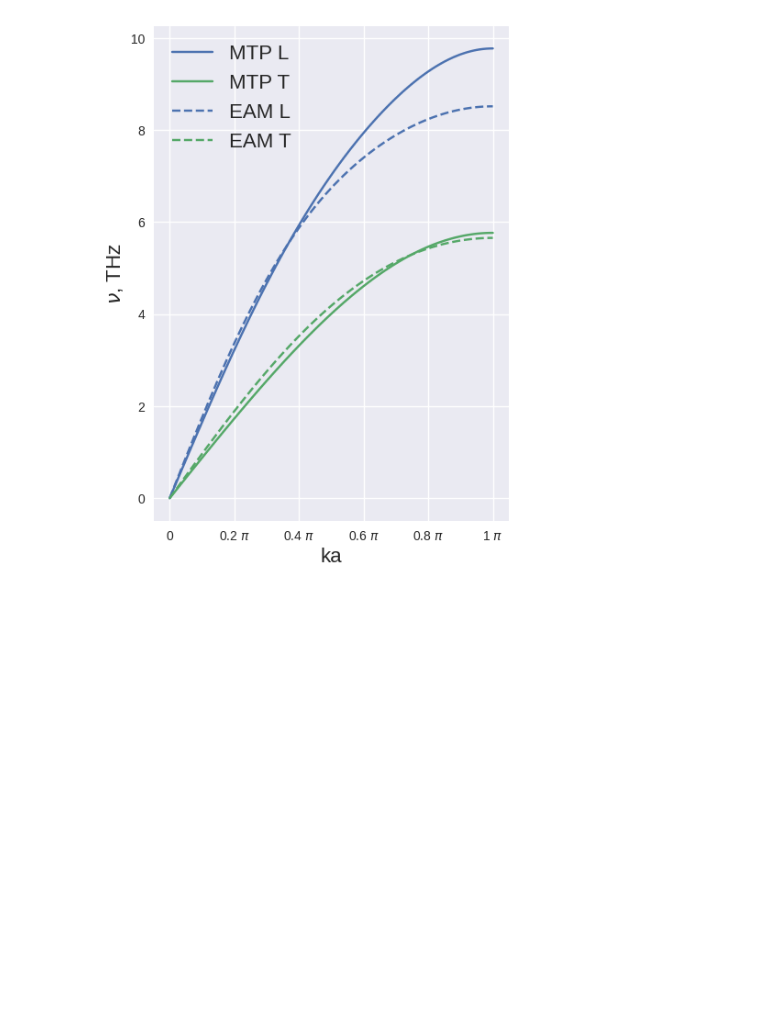
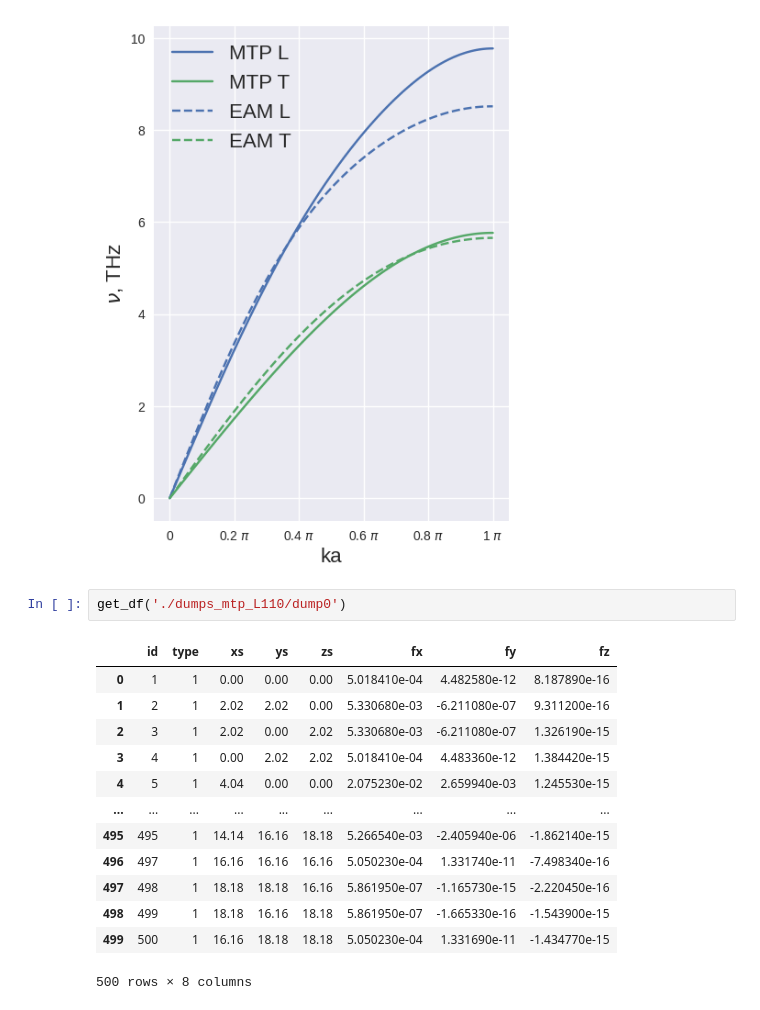
Before and after one commit to Masvelll/SolidPhys2025, a Jupyter notebook: PhononSpectre/main.ipynb, the cells around one changed output. Drawn from its saved outputs; the diff is of its cells as text; blank space fills up the shorter version.

```diff
--- a/PhononSpectre/main.ipynb
+++ b/PhononSpectre/main.ipynb
@@ -126,3 +120,19 @@ ax.xaxis.set_major_locator(MultipleLocator(base=np.pi/5))
 plt.savefig('./imgs/spectre.png')
 # %% [output]
 [figure]
+# %%
+get_df('./dumps_mtp_L110/dump0')
+# %% [output]
+|  | id | type | xs | ys | zs | fx | fy | fz |
+| 0 | 1 | 1 | 0.00 | 0.00 | 0.00 | 5.018410e-04 | 4.482580e-12 | 8.187890e-16 |
+| 1 | 2 | 1 | 2.02 | 2.02 | 0.00 | 5.330680e-03 | -6.211080e-07 | 9.311200e-16 |
+| 2 | 3 | 1 | 2.02 | 0.00 | 2.02 | 5.330680e-03 | -6.211080e-07 | 1.326190e-15 |
+| 3 | 4 | 1 | 0.00 | 2.02 | 2.02 | 5.018410e-04 | 4.483360e-12 | 1.384420e-15 |
+| 4 | 5 | 1 | 4.04 | 0.00 | 0.00 | 2.075230e-02 | 2.659940e-03 | 1.245530e-15 |
+| ... | ... | ... | ... | ... | ... | ... | ... | ... |
+| 495 | 495 | 1 | 14.14 | 16.16 | 18.18 | 5.266540e-03 | -2.405940e-06 | -1.862140e-15 |
+| 496 | 497 | 1 | 16.16 | 16.16 | 16.16 | 5.050230e-04 | 1.331740e-11 | -7.498340e-16 |
+| 497 | 498 | 1 | 18.18 | 18.18 | 16.16 | 5.861950e-07 | -1.165730e-15 | -2.220450e-16 |
+| 498 | 499 | 1 | 18.18 | 16.16 | 18.18 | 5.861950e-07 | -1.665330e-16 | -1.543900e-15 |
+| 499 | 500 | 1 | 16.16 | 18.18 | 18.18 | 5.050230e-04 | 1.331690e-11 | -1.434770e-15 |
+500 rows × 8 columns
```
Also changed, not shown: parts of 1 cell of this notebook, 11 other files.
